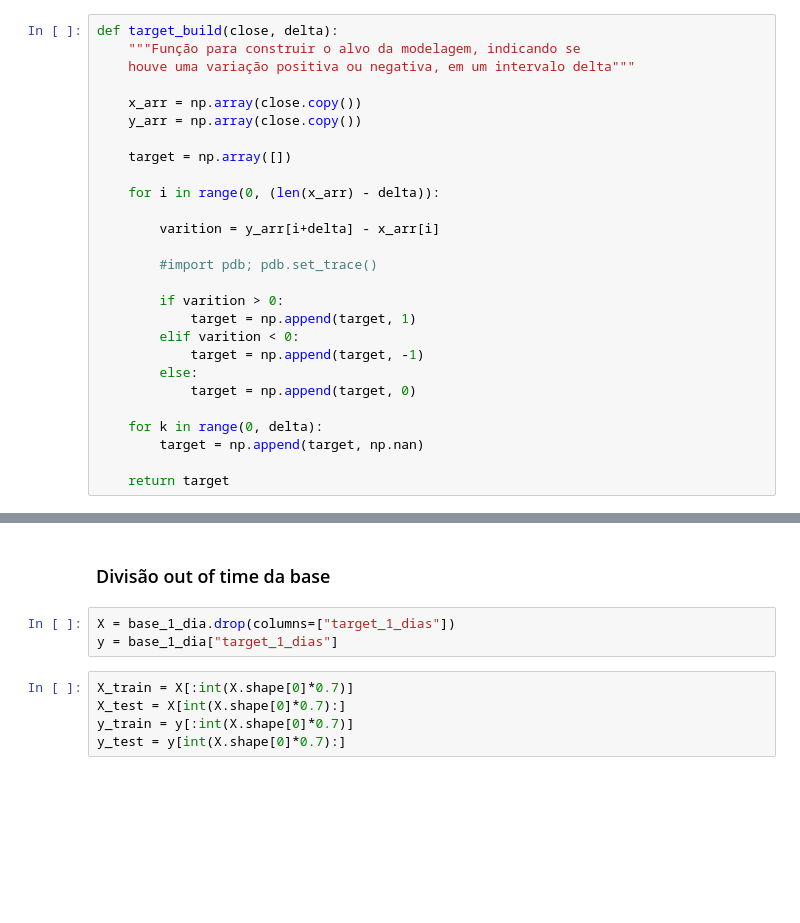
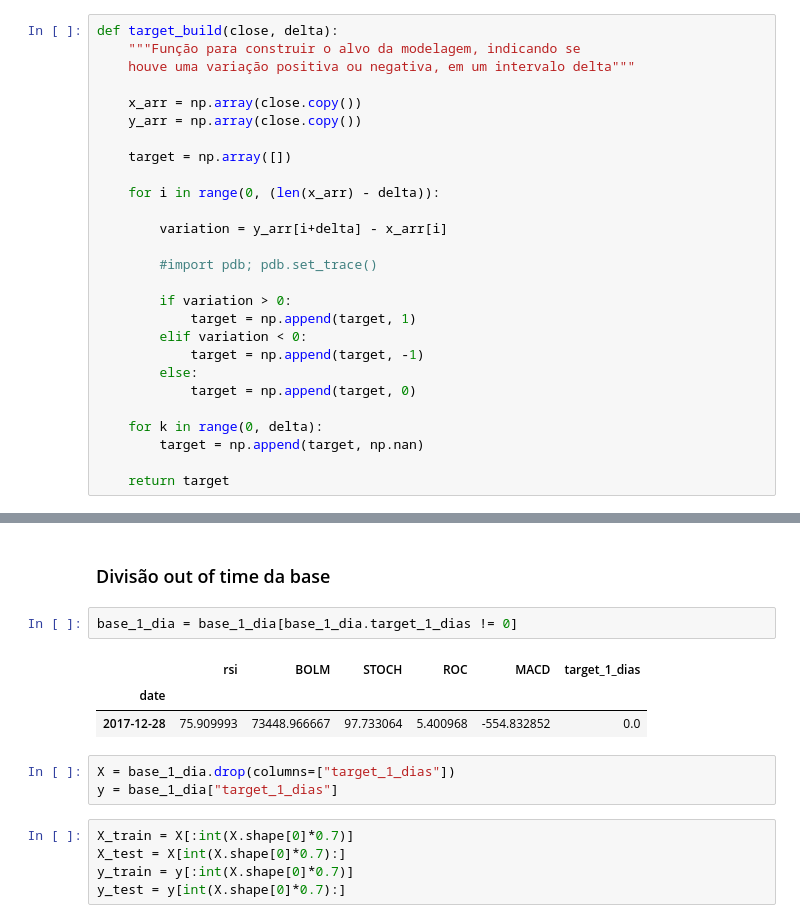
Before and after one commit to gabrieldapaz/ml-cin, a Jupyter notebook: eda_data_processing_modeling.ipynb, the cells around one changed output, grey strips where cells are left out. Cells and saved outputs as stored; diff of their text form; blank space fills up the shorter version.

Commit message:
removendo o target 0

```diff
--- a/eda_data_processing_modeling.ipynb
+++ b/eda_data_processing_modeling.ipynb
@@ -53,13 +53,13 @@ def target_build(close, delta):
 
     for i in range(0, (len(x_arr) - delta)):
 
-        varition = y_arr[i+delta] - x_arr[i]
+        variation = y_arr[i+delta] - x_arr[i]
 
         #import pdb; pdb.set_trace()
 
-        if varition > 0:
+        if variation > 0:
             target = np.append(target, 1)
-        elif varition < 0:
+        elif variation < 0:
             target = np.append(target, -1)
         else:
             target = np.append(target, 0)
@@ -209,9 +209,15 @@ base_1_dia
 ## Modelagem
 # %% [markdown]
 ### Divisão out of time da base
-# %%
-X = base_1_dia.drop(columns=["target_1_dias"])
-y = base_1_dia["target_1_dias"]
+# %%
+base_1_dia = base_1_dia[base_1_dia.target_1_dias != 0]
+# %% [output]
+|  | rsi | BOLM | STOCH | ROC | MACD | target_1_dias |
+| date |  |  |  |  |  |  |
+| 2017-12-28 | 75.909993 | 73448.966667 | 97.733064 | 5.400968 | -554.832852 | 0.0 |
+# %%
+X = base_1_dia.drop(columns=["target_1_dias"])
+y = base_1_dia["target_1_dias"]
 # %%
 X_train = X[:int(X.shape[0]*0.7)]
 X_test = X[int(X.shape[0]*0.7):]
```
Also changed, not shown: parts of 10 cells of this notebook.
